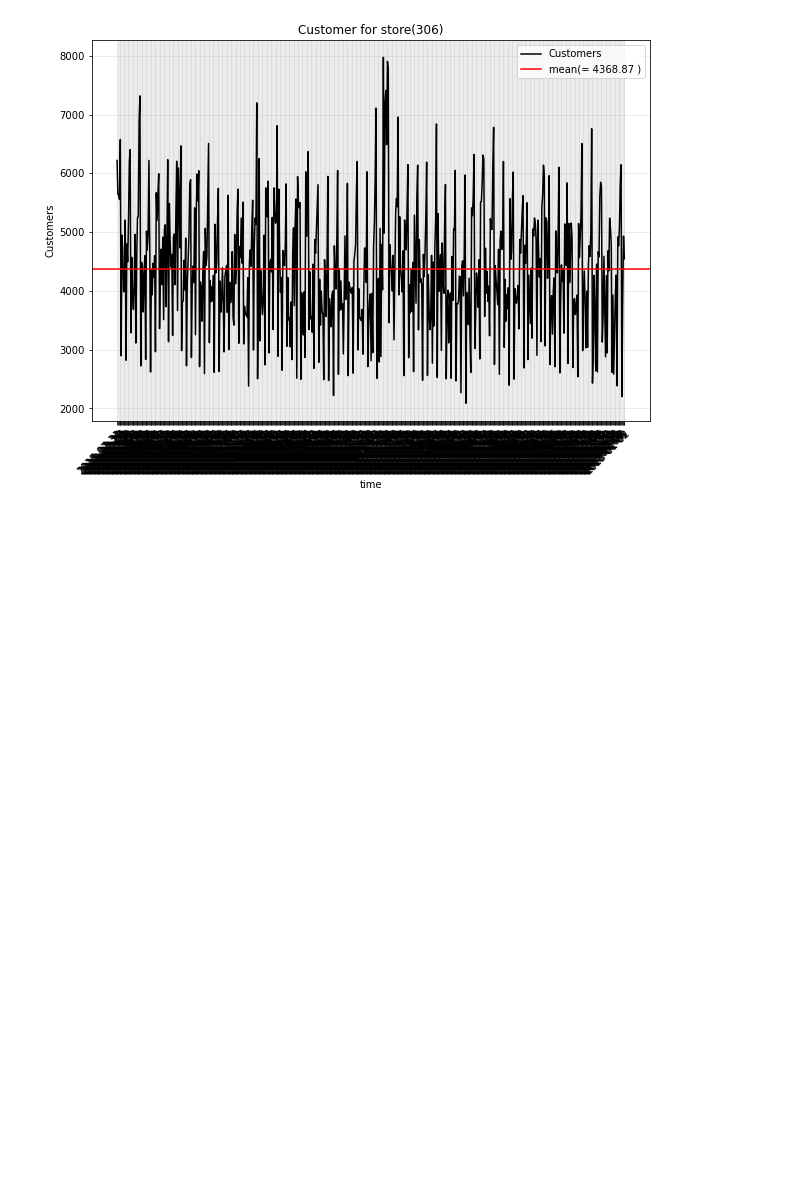
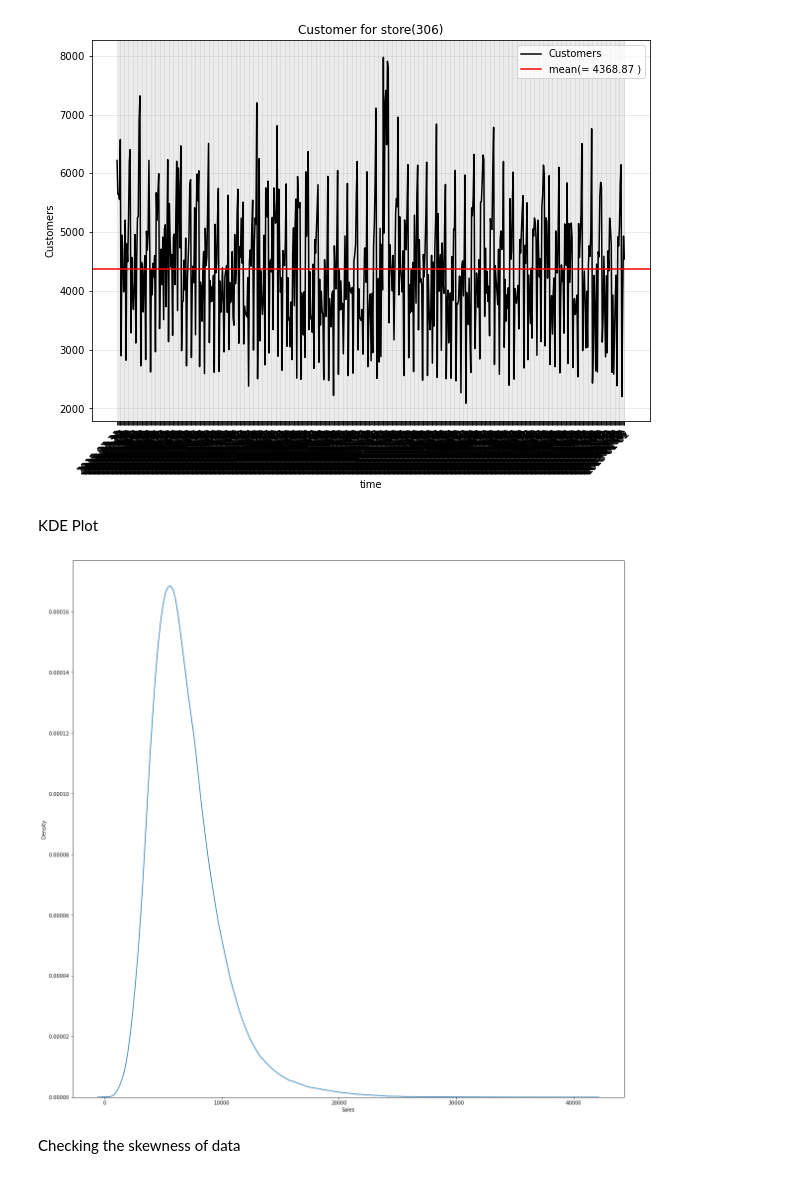
Before and after one commit to aashishpokharel/Time-Series-Sales-Prediction, a Jupyter notebook: Rossman Sales EDA - All Data.ipynb, the cells around one changed output. Cells and saved outputs as stored; diff of their text form; code cells hidden in the pictures; blank space fills up the shorter version.

```diff
--- a/Rossman Sales EDA - All Data.ipynb
+++ b/Rossman Sales EDA - All Data.ipynb
@@ -202,6 +209,12 @@ run_sequence_plot(x = df_min_sales_open['Date'],
                   ylabel = 'Customers')
 # %% [output]
 [figure]
+# %% [markdown]
+KDE Plot
 # %%
-sns.kdeplot(data=sales_stores_open,x='Sales')
+sns.kdeplot(data=sales_open,x='Sales')
 plt.show()
+# %% [output]
+[figure, added]
+# %% [markdown]
+Checking the skewness of data
```
Also changed, not shown: parts of 35 cells of this notebook, 11 other files.
